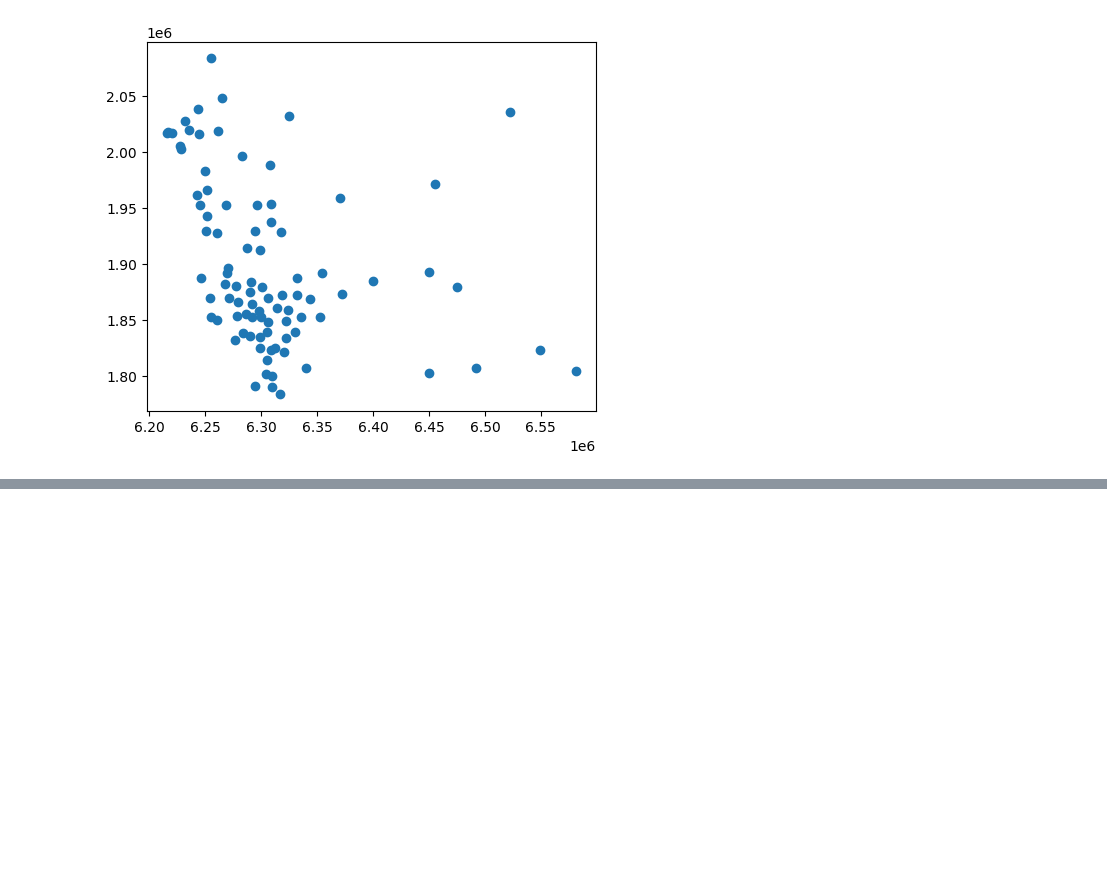
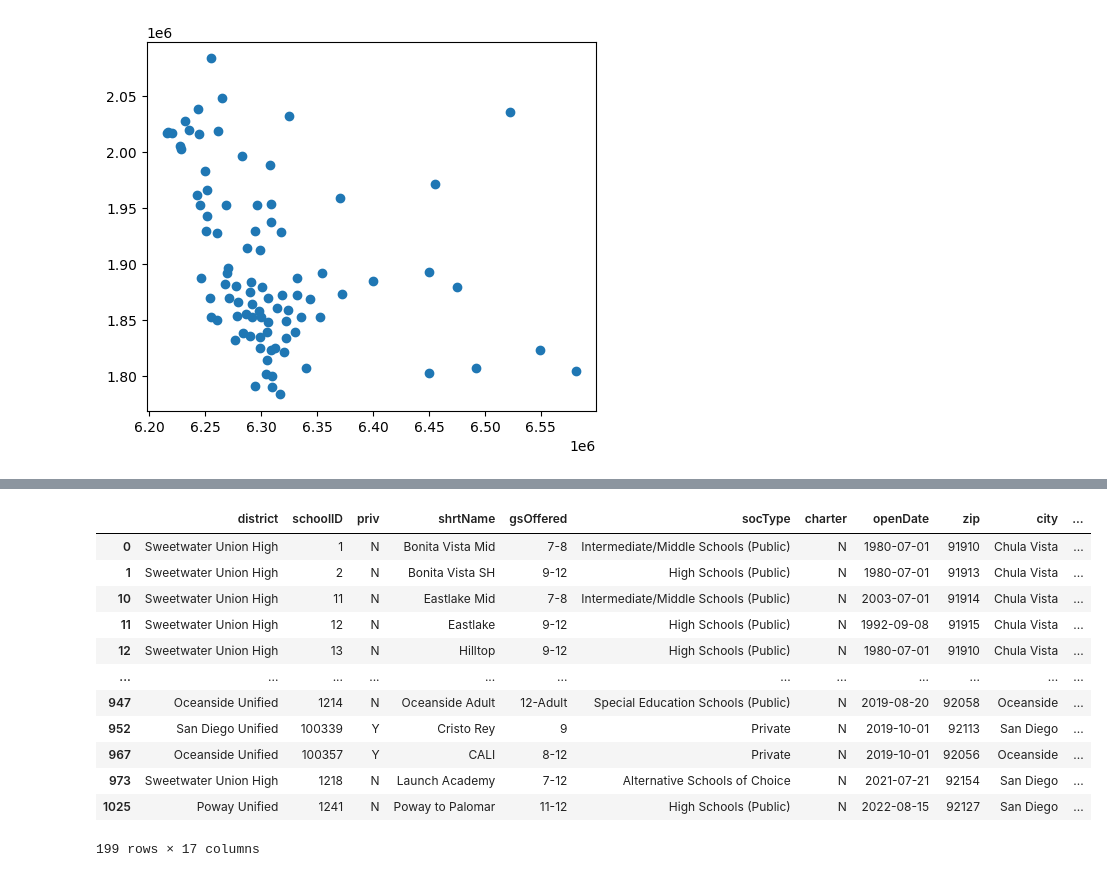
Before and after one commit to jointheleague/marketing-data, a Jupyter notebook: notebooks/ericbusboom/schools.ipynb, the cells around one changed output, grey strips where cells are left out. Drawn from its saved outputs; the diff is of its cells as text; code cells hidden in the pictures; blank space fills up the shorter version.

```diff
--- a/notebooks/ericbusboom/schools.ipynb
+++ b/notebooks/ericbusboom/schools.ipynb
@@ -18,0 +12,31 @@ schools.head()
+# %%
+schools = gpd.read_file(dd / 'SCHOOL.zip')
+
+
+schools.gsOffered.unique()
+
+def parse_grade(grade):
+    if grade is None:
+        return (None, None)  # Handle None values explicitly if needed
+    # Split grades by '-' and process each part
+    parts = grade.split('-')
+    min_grade = parse_single_grade(parts[0])
+    max_grade = parse_single_grade(parts[-1])  # Handles cases like 'K-K'
+    return (min_grade, max_grade)
+
+def parse_single_grade(grade):
+    if grade == 'K':
+        return 0
+    elif grade == 'Adult':
+        return 16
+    elif grade == 'P':
+        return -1
+    else:
+        return int(grade)
+
+
+schools[['minGrade', 'maxGrade']] = schools['gsOffered'].apply(lambda x: parse_grade(x)).apply(pd.Series)
+
+
+
+schools.head()
@@ -88,0 +139,16 @@ libr.plot()
+# %%
+schools[schools.minGrade >= 7]
+# %% [output]
+|  | district | schoolID | priv | shrtName | gsOffered | socType | charter | openDate | zip | city | ... |
+| 0 | Sweetwater Union High | 1 | N | Bonita Vista Mid | 7-8 | Intermediate/Middle Schools (Public) | N | 1980-07-01 | 91910 | Chula Vista | ... |
+| 1 | Sweetwater Union High | 2 | N | Bonita Vista SH | 9-12 | High Schools (Public) | N | 1980-07-01 | 91913 | Chula Vista | ... |
+| 10 | Sweetwater Union High | 11 | N | Eastlake Mid | 7-8 | Intermediate/Middle Schools (Public) | N | 2003-07-01 | 91914 | Chula Vista | ... |
+| 11 | Sweetwater Union High | 12 | N | Eastlake | 9-12 | High Schools (Public) | N | 1992-09-08 | 91915 | Chula Vista | ... |
+| 12 | Sweetwater Union High | 13 | N | Hilltop | 9-12 | High Schools (Public) | N | 1980-07-01 | 91910 | Chula Vista | ... |
+| ... | ... | ... | ... | ... | ... | ... | ... | ... | ... | ... | ... |
+| 947 | Oceanside Unified | 1214 | N | Oceanside Adult | 12-Adult | Special Education Schools (Public) | N | 2019-08-20 | 92058 | Oceanside | ... |
+| 952 | San Diego Unified | 100339 | Y | Cristo Rey | 9 | Private | N | 2019-10-01 | 92113 | San Diego | ... |
+| 967 | Oceanside Unified | 100357 | Y | CALI | 8-12 | Private | N | 2019-10-01 | 92056 | Oceanside | ... |
+| 973 | Sweetwater Union High | 1218 | N | Launch Academy | 7-12 | Alternative Schools of Choice | N | 2021-07-21 | 92154 | San Diego | ... |
+| 1025 | Poway Unified | 1241 | N | Poway to Palomar | 11-12 | High Schools (Public) | N | 2022-08-15 | 92127 | San Diego | ... |
+199 rows × 17 columns
```
Also changed, not shown: parts of 8 cells of this notebook, 2 other files.
